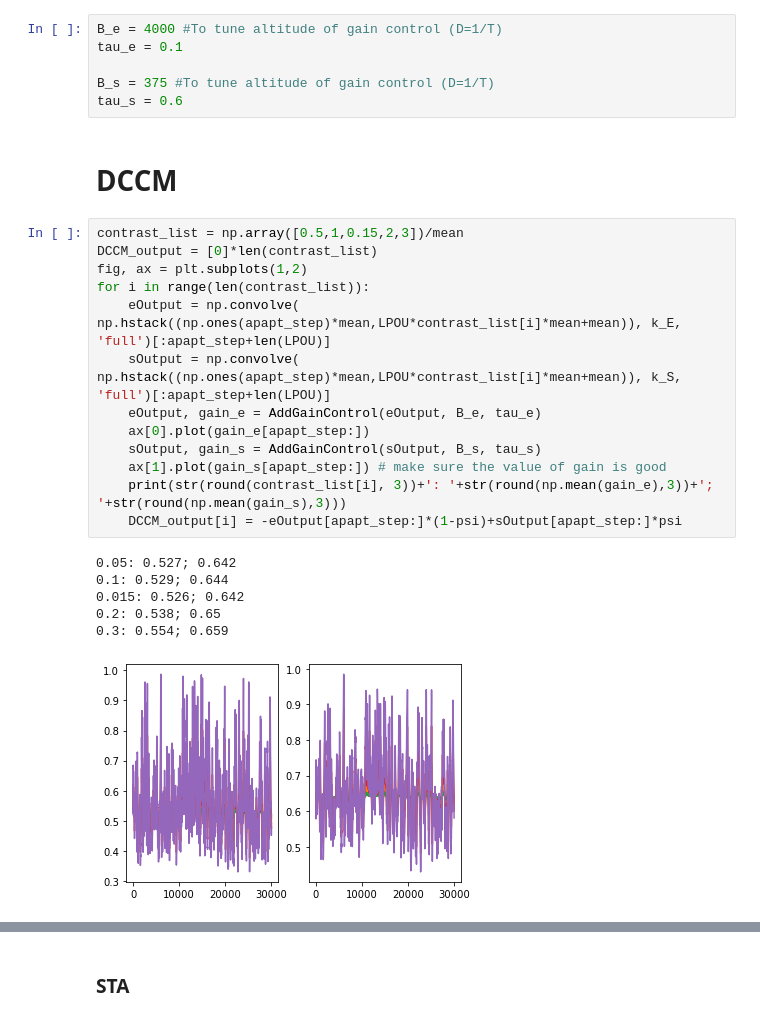
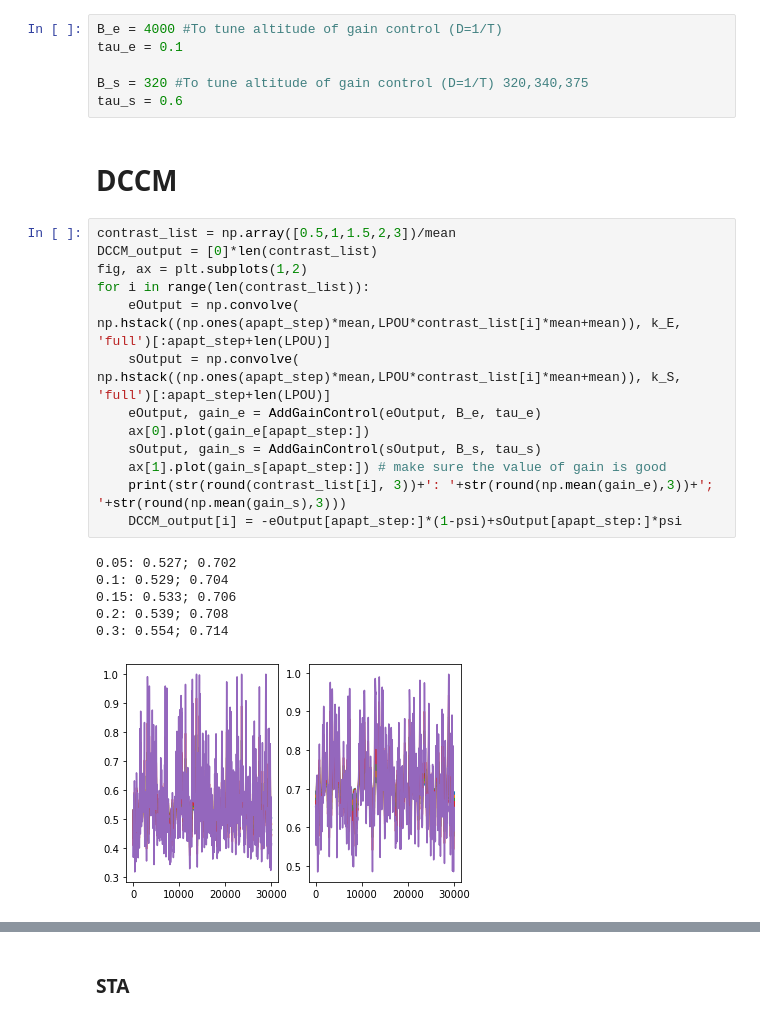
Before and after one commit to llincooi/retina_python, a Jupyter notebook: ContrastPaper/FBFF2GC_.ipynb, the cells around one changed output, grey strips where cells are left out. Cells and saved outputs as stored; diff of their text form.

```diff
--- a/ContrastPaper/FBFF2GC_.ipynb
+++ b/ContrastPaper/FBFF2GC_.ipynb
@@ -139,30 +140,30 @@ def AddGainControl(r, B, tau):
 B_e = 4000 #To tune altitude of gain control (D=1/T)
 tau_e = 0.1
 
-B_s = 375 #To tune altitude of gain control (D=1/T)
+B_s = 320 #To tune altitude of gain control (D=1/T) 320,340,375
 tau_s = 0.6
 # %% [markdown]
 # DCCM
 # %%
-contrast_list = np.array([0.5,1,0.15,2,3])/mean
+contrast_list = np.array([0.5,1,1.5,2,3])/mean
 DCCM_output = [0]*len(contrast_list)
 fig, ax = plt.subplots(1,2)
 for i in range(len(contrast_list)):
     eOutput = np.convolve( np.hstack((np.ones(apapt_step)*mean,LPOU*contrast_list[i]*mean+mean)), k_E, 'full')[:apapt_step+len(LPOU)]
     sOutput = np.convolve( np.hstack((np.ones(apapt_step)*mean,LPOU*contrast_list[i]*mean+mean)), k_S, 'full')[:apapt_step+len(LPOU)]
     eOutput, gain_e = AddGainControl(eOutput, B_e, tau_e)
     ax[0].plot(gain_e[apapt_step:])
     sOutput, gain_s = AddGainControl(sOutput, B_s, tau_s)
     ax[1].plot(gain_s[apapt_step:]) # make sure the value of gain is good
     print(str(round(contrast_list[i], 3))+': '+str(round(np.mean(gain_e),3))+'; '+str(round(np.mean(gain_s),3)))
     DCCM_output[i] = -eOutput[apapt_step:]*(1-psi)+sOutput[apapt_step:]*psi
 # %% [output]
-0.05: 0.527; 0.642
-0.1: 0.529; 0.644
-0.015: 0.526; 0.642
-0.2: 0.538; 0.65
-0.3: 0.554; 0.659
+0.05: 0.527; 0.702
+0.1: 0.529; 0.704
+0.15: 0.533; 0.706
+0.2: 0.539; 0.708
+0.3: 0.554; 0.714
-[figure, old version]
+[figure, new version]
 # %%
 for i in range(len(contrast_list)):
     plt.plot(DCCM_output[i])
```
Also changed, not shown: parts of 16 cells of this notebook, 7 other files.
